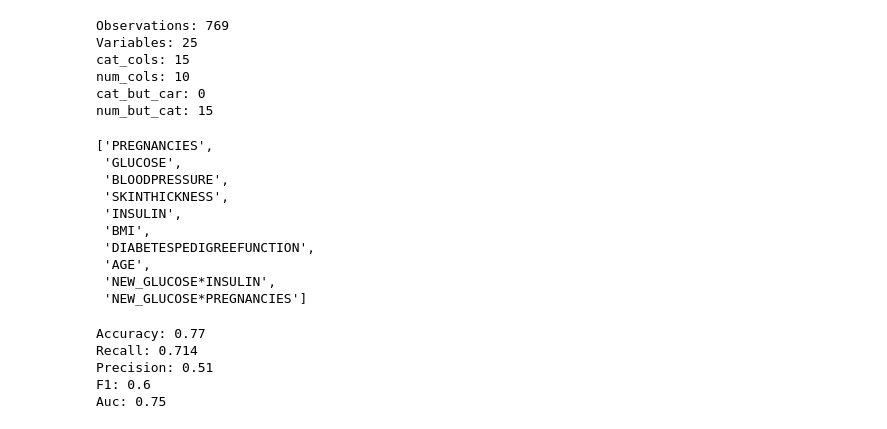
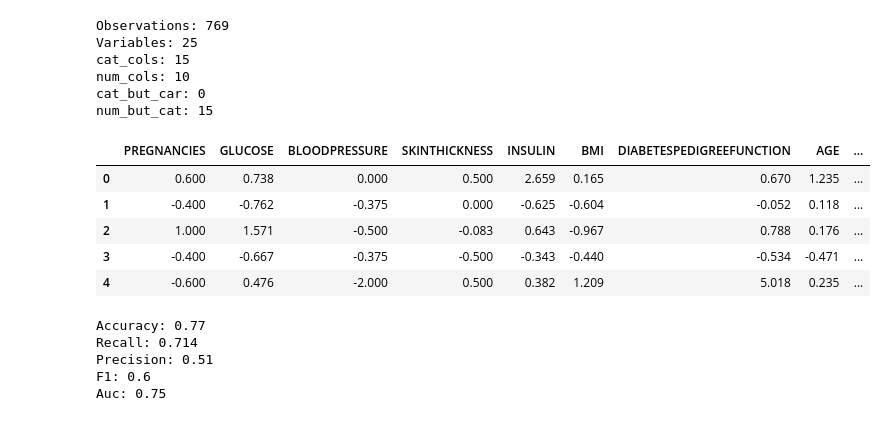
Before and after one commit to dilekdd/Feature_Engineering_Diabeties, a Jupyter notebook: diabeties-feature-engineering.ipynb, the cells around one changed output. Saved outputs shown, nothing was run; the diff lists cells and outputs as text; code cells hidden in the pictures.

```diff
--- a/diabeties-feature-engineering.ipynb
+++ b/diabeties-feature-engineering.ipynb
@@ -1083,28 +1083,24 @@ num_but_cat: 15
 # %%
 #performing standardization for numerical variables.
 num_cols
 
 # scaler = StandardScaler()
 # df[num_cols] = scaler.fit_transform(df[num_cols])
 
 # df.shape
 # df.head()
 
 
-# scaler = RobustScaler()
-# df[num_cols] =  scaler.fit_transform(df[num_cols])
-# df[num_cols].head()
+scaler = RobustScaler()
+df[num_cols] =  scaler.fit_transform(df[num_cols])
+df[num_cols].head()
 # %% [output]
-['PREGNANCIES',
- 'GLUCOSE',
- 'BLOODPRESSURE',
- 'SKINTHICKNESS',
- 'INSULIN',
- 'BMI',
- 'DIABETESPEDIGREEFUNCTION',
- 'AGE',
- 'NEW_GLUCOSE*INSULIN',
- 'NEW_GLUCOSE*PREGNANCIES']
+|  | PREGNANCIES | GLUCOSE | BLOODPRESSURE | SKINTHICKNESS | INSULIN | BMI | DIABETESPEDIGREEFUNCTION | AGE | ... |
+| 0 | 0.600 | 0.738 | 0.000 | 0.500 | 2.659 | 0.165 | 0.670 | 1.235 | ... |
+| 1 | -0.400 | -0.762 | -0.375 | 0.000 | -0.625 | -0.604 | -0.052 | 0.118 | ... |
+| 2 | 1.000 | 1.571 | -0.500 | -0.083 | 0.643 | -0.967 | 0.788 | 0.176 | ... |
+| 3 | -0.400 | -0.667 | -0.375 | -0.500 | -0.343 | -0.440 | -0.534 | -0.471 | ... |
+| 4 | -0.600 | 0.476 | -2.000 | 0.500 | 0.382 | 1.209 | 5.018 | 0.235 | ... |
 # %%
 #establishing the model
 y = df["OUTCOME"]
```
